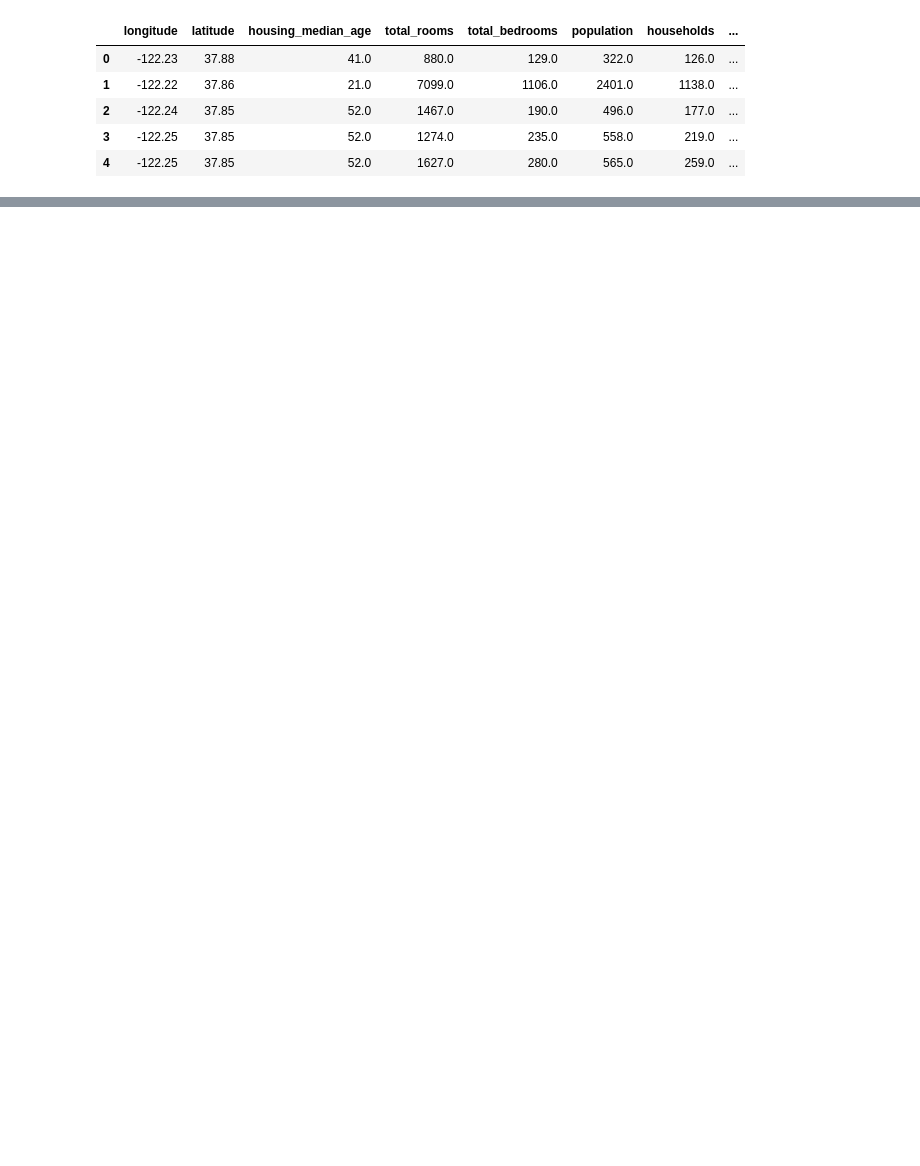
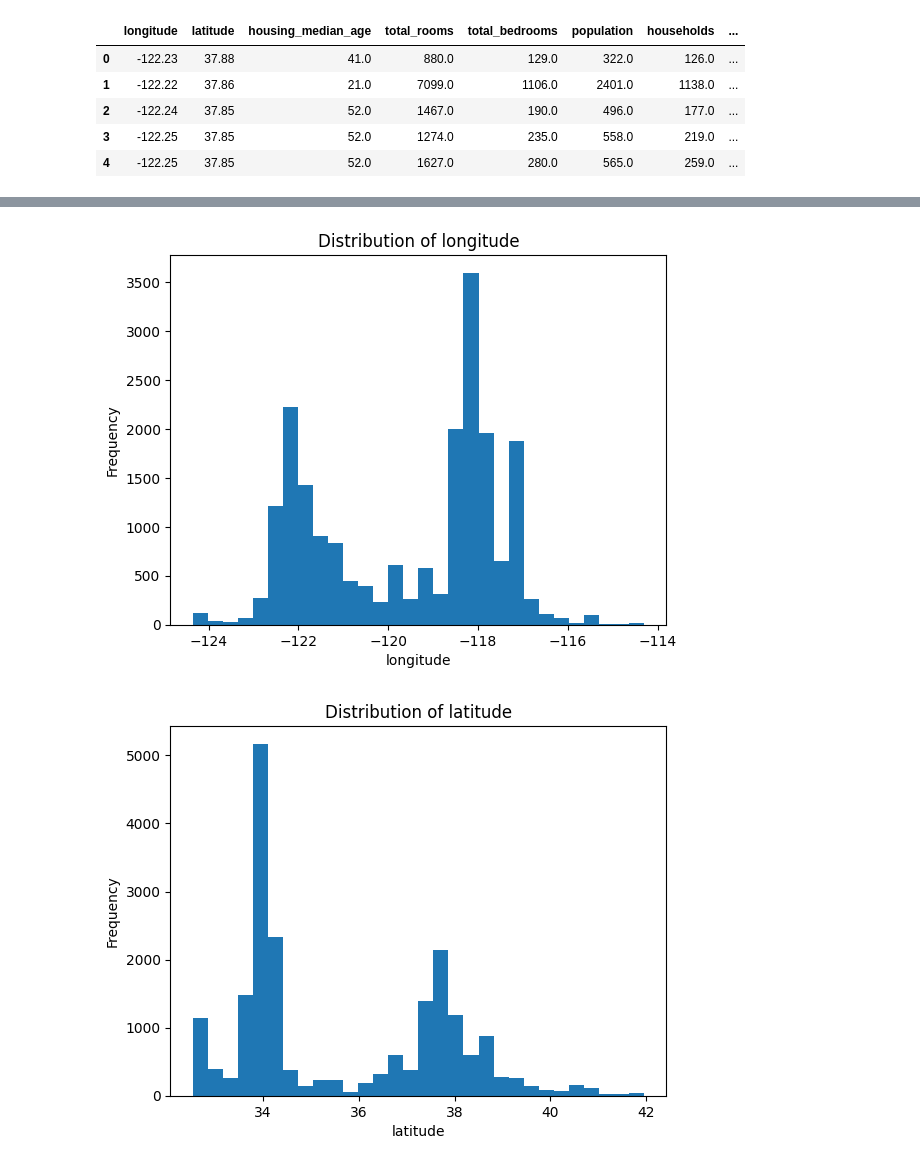
Before and after one commit to Adhittiyaca/House--Price-Prediction, a Jupyter notebook: Adhittiyaca_model.ipynb, the cells around one changed output, grey strips where cells are left out. Drawn from its saved outputs; the diff is of its cells as text; code cells hidden in the pictures; blank space fills up the shorter version.

```diff
--- a/Adhittiyaca_model.ipynb
+++ b/Adhittiyaca_model.ipynb
@@ -57,0 +56,13 @@ dtype: int64
+# %%
+for col in df.columns:
+    data = df[col].values
+    mean = np.sum(data) / len(data)
+    std = np.sqrt(np.sum((data - mean)**2) / len(data))
+    minimum = np.min(data)
+    maximum = np.max(data)
+
+    print(f"\n{col}")
+    print("Mean:", mean)
+    print("Std:", std)
+    print("Min:", minimum)
+    print("Max:", maximum)
@@ -57,0 +87,13 @@ dtype: int64
+# %%
+numeric_cols = df.select_dtypes(include=[np.number]).columns
+
+for col in numeric_cols:
+    q1 = np.percentile(df[col], 25)
+    q3 = np.percentile(df[col], 75)
+    iqr = q3 - q1
+
+    lower = q1 - 1.5 * iqr
+    upper = q3 + 1.5 * iqr
+
+    outliers = df[(df[col] < lower) | (df[col] > upper)]
+    print(col, "Outliers:", outliers.shape[0])
@@ -57,0 +110,11 @@ dtype: int64
+# %%
+for col in numeric_cols:
+    plt.figure()
+    plt.hist(df[col], bins=30)
+    plt.title(f"Distribution of {col}")
+    plt.xlabel(col)
+    plt.ylabel("Frequency")
+    plt.show()
+# %% [output]
+[figure, added]
+[figure, added]
```
Also changed, not shown: parts of 20 cells of this notebook.
